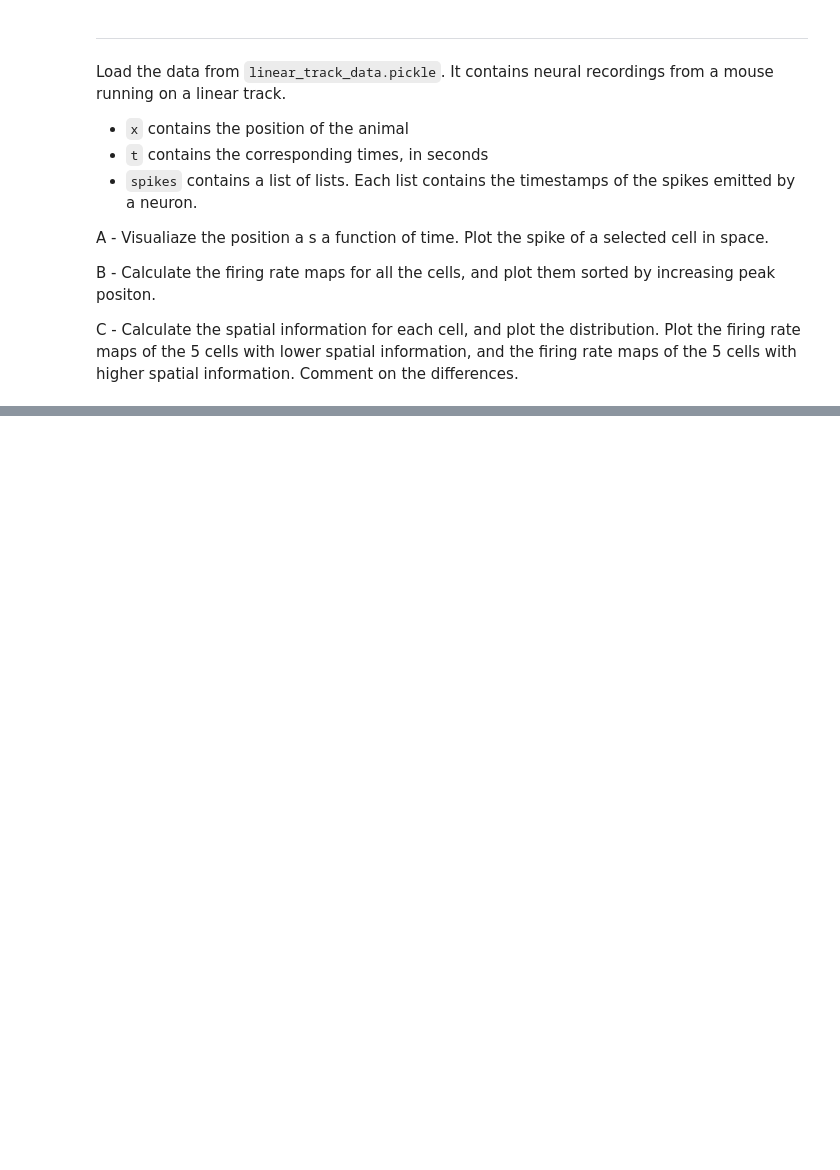
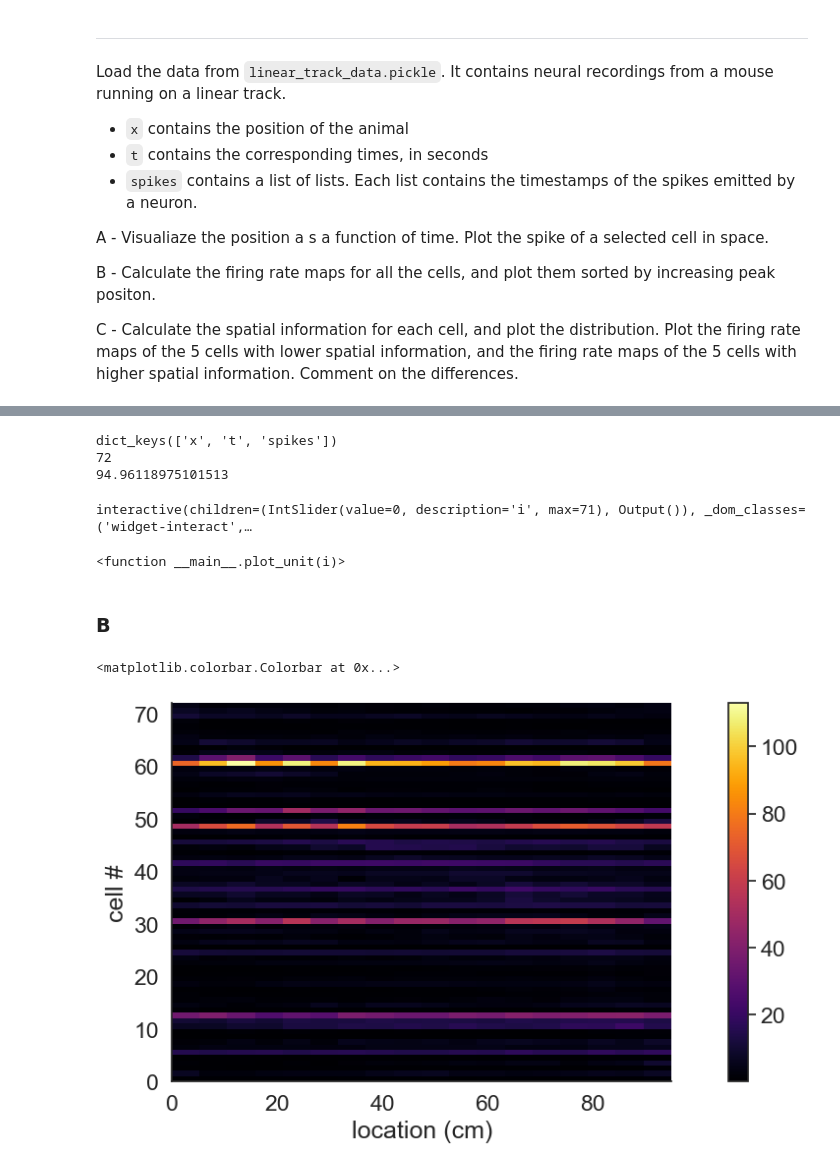
Before and after one commit to RubenVersteeg/neuroanalysis, a Jupyter notebook: single-cell-analysis-master/01-tuning-curves/exercises.ipynb, the cells around one changed output, grey strips where cells are left out. Drawn from its saved outputs; the diff is of its cells as text; code cells hidden in the pictures; blank space fills up the shorter version.

```diff
--- a/single-cell-analysis-master/01-tuning-curves/exercises.ipynb
+++ b/single-cell-analysis-master/01-tuning-curves/exercises.ipynb
@@ -933,0 +928,54 @@ C - Calculate the spatial information for each cell, and plot the distribution.
+# %%
+print(data.keys())
+x = data['x']
+t = data['t']
+spikes = data['spikes']
+print(len(spikes))
+print(np.max(x))
+# %% [output]
+dict_keys(['x', 't', 'spikes'])
+72
+94.96118975101513
+# %%
+n_cells = len(spikes)
+def plot_unit(i):
+    plt.figure(figsize=(10,5))
+    plt.plot(t, x)
+    plt.plot(spikes[i], np.interp(spikes[i], t, x), 'r.')
+    plt.xlabel('Time (s)')
+    plt.ylabel('position on track (cm)')
+
+interact(plot_unit, i = widgets.IntSlider(min=0, max=(n_cells-1), value=0))
+# %% [output]
+interactive(children=(IntSlider(value=0, description='i', max=71), Output()), _dom_classes=('widget-interact',…
+<function __main__.plot_unit(i)>
+# %% [markdown]
+### B ###
+# %%
+spike_positions = [np.interp(s, t, x) for s in spikes]
+# %%
+max_position = 95
+space_bins = np.arange(0., max_position, 5.)
+
+# we compute histograms for eaxh cell
+spikes_hist= [np.histogram(s, space_bins)[0] for s in spike_positions]
+
+# put them together into a matrix of floating point numbers (for plotting)
+spikes_hist = np.vstack(spikes_hist).astype(np.float64)
+
+# we also need an "occupancy histogram" in order to normalize the firing rates maps
+fps = 30
+occupancy = np.histogram(x, space_bins)[0] /  fps
+
+firing_rate_maps = spikes_hist / occupancy
+# %%
+plt.figure(figsize=(15,5))
+peak_locations = firing_rate_maps.argmax(axis=1)
+ix = np.argsort(peak_locations)
+plt.imshow(firing_rate_maps[ix,:], cmap='inferno', extent = [0, max_position, 0, n_cells])
+plt.xlabel('location (cm)')
+plt.ylabel('cell #')
+plt.colorbar()
+# %% [output]
+<matplotlib.colorbar.Colorbar at 0x...>
+[figure, added]
```
Also changed, not shown: parts of 24 cells of this notebook.
